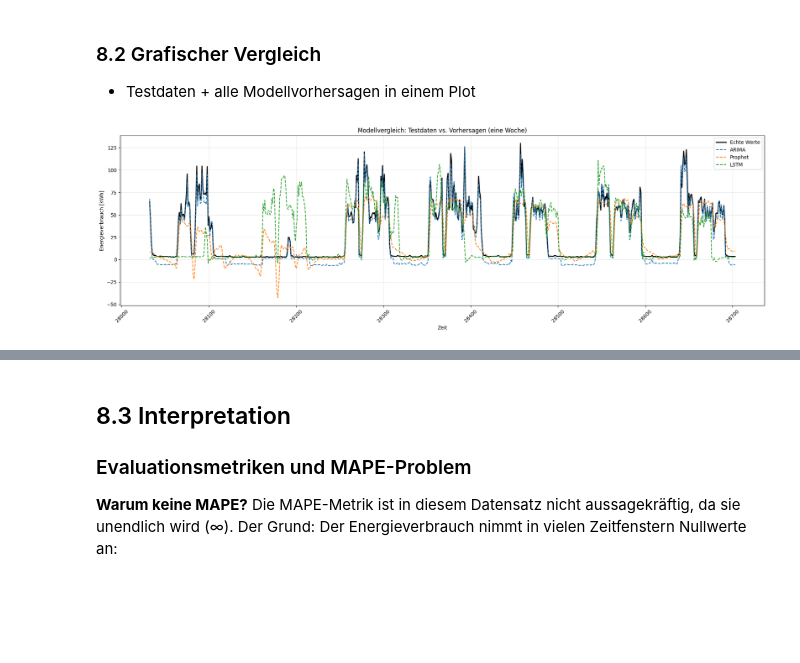
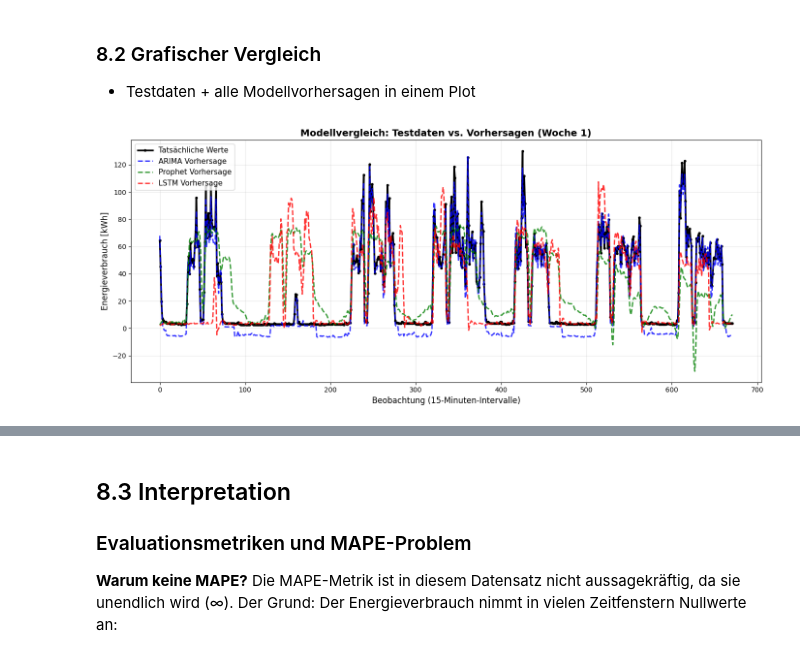
Before and after one commit to derlole/InDuStIaLfOrEcAsTiNgWELOVEIT, a Jupyter notebook: src/start.ipynb, the cells around one changed output, grey strips where cells are left out. Drawn from its saved outputs; the diff is of its cells as text; code cells hidden in the pictures; blank space fills up the shorter version.

```diff
--- a/src/start.ipynb
+++ b/src/start.ipynb
@@ -966,7 +952,6 @@ plt.show()
 # %%
-# Standardmäßig: erste Woche aus den Testdaten
-test_week = test['Usage_kWh'].iloc[:WEEK_STEPS]
+# Auswahl der Woche für Visualisierungen (änderbar)
+WEEK_STEPS = 7 * 24 * 4  # 7 Tage * 24 Stunden * 4 Messungen pro Stunde
+start_idx = 0  # Ändere diese Zahl: 0 = 1. Woche, 4 = 5. Woche, etc.
 
-# Stattdessen z.B. die 5. Woche:
-start_idx = 4 * WEEK_STEPS  # 4 = 5. Woche - 1
-test_week = test['Usage_kWh'].iloc[start_idx:start_idx + WEEK_STEPS]
+print(f"Ausgewählte Woche: {start_idx // WEEK_STEPS + 1}")
@@ -1021,33 +1012,65 @@ Hinweise:
 ### 8.2 Grafischer Vergleich
 - Testdaten + alle Modellvorhersagen in einem Plot
 # %%
-import matplotlib.pyplot as plt
-import pandas as pd
+# Visualisierung: Alle drei Modelle auf den Testdaten vergleichen
+week_number = (start_idx // WEEK_STEPS) + 1
+end_idx = start_idx + WEEK_STEPS
 
+# Testdaten (Original-Zeitreihe)
+test_period = test['Usage_kWh'].iloc[start_idx:end_idx]
 
-# Zeitfenster für Visualisierung (z.B. eine Woche)
-WEEK_STEPS = 7 * 24 * 4  # 7 Tage * 24 Stunden * 4 Messungen pro Stunde
+# Vorhersagen aller Modelle für die gewählte Woche
+# ARIMA: vollständige Vorhersagen schon verfügbar
+forecast_arima_week = forecast_arima[start_idx:end_idx]
 
-# Testdaten und Vorhersagen für eine Woche
-start_idx = 4
-test_week = test['Usage_kWh'].iloc[start_idx:start_idx+WEEK_STEPS]
-arima_week = forecast_arima_week.iloc[start_idx:start_idx+WEEK_STEPS]
-prophet_week = forecast_prophet['yhat'].iloc[-len(test):].iloc[start_idx:start_idx+WEEK_STEPS]
-lstm_week = lstm_pred[start_idx:start_idx+WEEK_STEPS]
+# Prophet: yhat-Spalte mit Index
+forecast_prophet_week = forecast_prophet['yhat'].values[start_idx:end_idx]
+
+# LSTM: vorhergesagte Werte
+forecast_lstm_week = lstm_pred[start_idx:end_idx]
+
 # Plot erstellen
-plt.figure(figsize=(19, 6))
-plt.plot(test_week.index, test_week.values, label='Echte Werte', linewidth=2, color='black')
-plt.plot(arima_week.index, arima_week.values, label='ARIMA', linestyle='--', linewidth=1.5)
-plt.plot(prophet_week.index, prophet_week.values, label='Prophet', linestyle='--', linewidth=1.5)
-plt.plot(test_week.index, lstm_week, label='LSTM', linestyle='--', linewidth=1.5)
+fig, ax = plt.subplots(figsize=(14, 6))
 
-plt.xlabel('Zeit')
-plt.ylabel('Energieverbrauch [kWh]')
-plt.title('Modellvergleich: Testdaten vs. Vorhersagen (eine Woche)')
-plt.legend(loc='best')
-plt.xticks(rotation=45)
-plt.grid(True, alpha=0.3)
+# x-Achse: Beobachtungsindizes innerhalb der Woche
+x_axis = np.arange(len(test_period))
+
+# Linien zeichnen
+ax.plot(x_axis, test_period.values, 'k-', label='Tatsächliche Werte', linewidth=2.5, marker='o', markersize=3)
+ax.plot(x_axis, forecast_arima_week, 'b--', label='ARIMA Vorhersage', linewidth=2, alpha=0.8)
+ax.plot(x_axis, forecast_prophet_week, 'g--', label='Prophet Vorhersage', linewidth=2, alpha=0.8)
+ax.plot(x_axis, forecast_lstm_week, 'r--', label='LSTM Vorhersage', linewidth=2, alpha=0.8)
+
+# Achsen-Labels und Titel
+ax.set_xlabel('Beobachtung (15-Minuten-Intervalle)', fontsize=12)
+ax.set_ylabel('Energieverbrauch [kWh]', fontsize=12)
+ax.set_title(f'Modellvergleich: Testdaten vs. Vorhersagen (Woche {week_number})', fontsize=14, fontweight='bold')
+ax.legend(loc='best', fontsize=11)
+ax.grid(True, alpha=0.3)
+
 plt.tight_layout()
 plt.show()
+
+# Fehlermetriken für diese spezifische Woche berechnen
+rmse_arima_week = np.sqrt(np.mean((test_period.values - forecast_arima_week) ** 2))
+rmse_prophet_week = np.sqrt(np.mean((test_period.values - forecast_prophet_week) ** 2))
+rmse_lstm_week = np.sqrt(np.mean((test_period.values - forecast_lstm_week) ** 2))
+
+mae_arima_week = np.mean(np.abs(test_period.values - forecast_arima_week))
+mae_prophet_week = np.mean(np.abs(test_period.values - forecast_prophet_week))
+mae_lstm_week = np.mean(np.abs(test_period.values - forecast_lstm_week))
+
+# Ergebnisse für die Woche anzeigen
+print(f"\n{'=' * 70}")
+print(f"FEHLERMETRIKEN FÜR WOCHE {week_number}")
+print(f"{'=' * 70}")
+print(f"\nRMSE (Root Mean Squared Error):")
+print(f"  ARIMA:   {rmse_arima_week:.3f} kWh")
+print(f"  Prophet: {rmse_prophet_week:.3f} kWh")
+print(f"  LSTM:    {rmse_lstm_week:.3f} kWh")
+print(f"\nMAE (Mean Absolute Error):")
+print(f"  ARIMA:   {mae_arima_week:.3f} kWh")
+print(f"  Prophet: {mae_prophet_week:.3f} kWh")
+print(f"  LSTM:    {mae_lstm_week:.3f} kWh")
 # %% [output]
-[figure, old version]
+[figure, new version]
```
Also changed, not shown: parts of 16 cells of this notebook.
